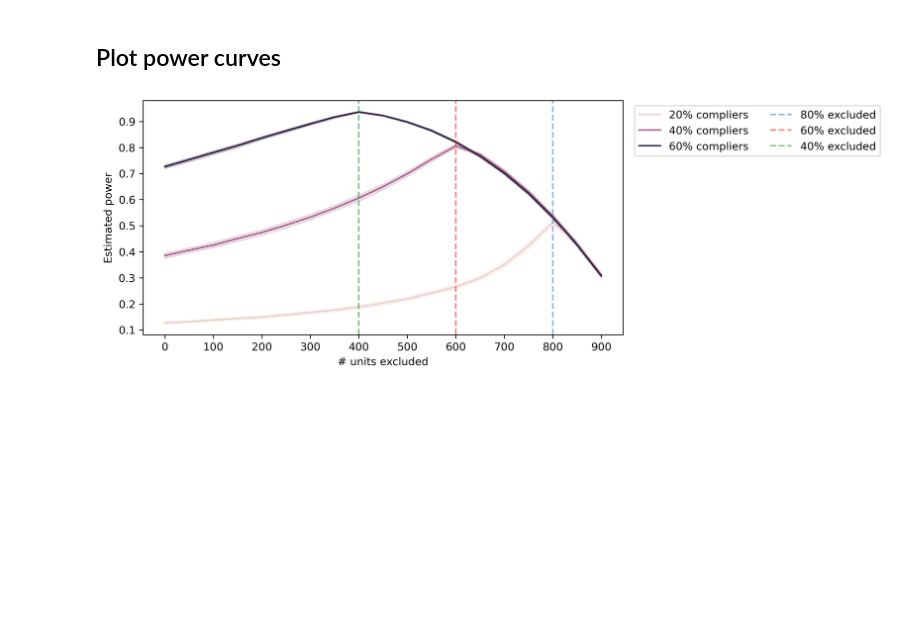
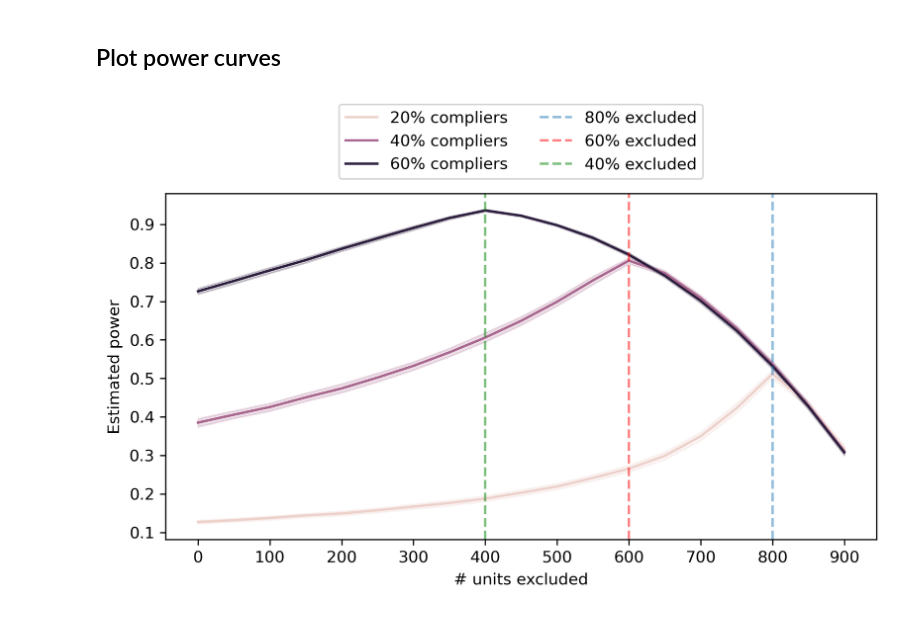
Before and after one commit to tliu526/data-driven-exclusion, a Jupyter notebook: notebooks/01_power_graph.ipynb, the cells around one changed output. Cells and saved outputs as stored; diff of their text form; code cells hidden in the pictures; blank space fills up the shorter version.

```diff
--- a/notebooks/01_power_graph.ipynb
+++ b/notebooks/01_power_graph.ipynb
@@ -250,21 +247,0 @@ def plot_results(tau, tau_hats, pwrs, var_hats, n_exclude):
-# %%
-n_samples = 1000
-prop_comply = 0.5
-tau = 0.5
-seed = 42
-
-# by default, set prop_nt = prop_at
-prop_nt = (1 - prop_comply) / 2
-prop_at = (1 - prop_comply) / 2
-
-
-iv_df = generate_IV_comply_indicator(n_samples, tau, seed=seed, prop_at=prop_at, prop_nt=prop_nt)
-
-formula = 'Y ~ 1 + [T ~ Z]'
-iv_model = IV2SLS.from_formula(formula, iv_df)
-iv_results = iv_model.fit(cov_type='robust')
-# %%
-display(iv_results)
-var = iv_results.std_errors['T']**2
-print("rdd_power() calculation: {:.3f}".format(rdd_power(tau, var)))
-#print("iv_power() calculation: {:.3f}".format(iv_power(iv_df, tau, robust_se=False)))
@@ -444,20 +359,20 @@ pwr_unif_df['fraction compliers'] = pwr_unif_df['frac_comply']
 # %%
 sns.lineplot(x='n_exclude', y='complier_pwr', data=pwr_unif_df, hue='fraction compliers', legend='full')
 plt.axvline(x=800, label="80% excluded", ls='--', alpha=0.5)
 plt.axvline(x=600, label="60% excluded", ls='--', color="r", alpha=0.5)
 plt.axvline(x=400, label="40% excluded", ls='--', color='g', alpha=0.5)
 
 plt.xticks(np.arange(0,1000,100))
-legend = plt.legend(loc="center", ncol=2, bbox_to_anchor=(1.28, 0.87))
+legend = plt.legend(loc="center", ncol=2, bbox_to_anchor=(0.5, 1.15))
 legend.get_texts()[0].set_text('20% compliers')
 legend.get_texts()[1].set_text('40% compliers')
 legend.get_texts()[2].set_text('60% compliers')
 plt.ylabel("Estimated power")
 plt.xlabel("# units excluded")
 
 fig = matplotlib.pyplot.gcf()
 fig.set_size_inches(8, 4)
 
 plt.savefig("../figures/pwr_known_comply.png", bbox_inches='tight')
 # %% [output]
-[figure, old version]
+[figure, new version]
```
Also changed, not shown: parts of 8 cells of this notebook, 3 other files.
